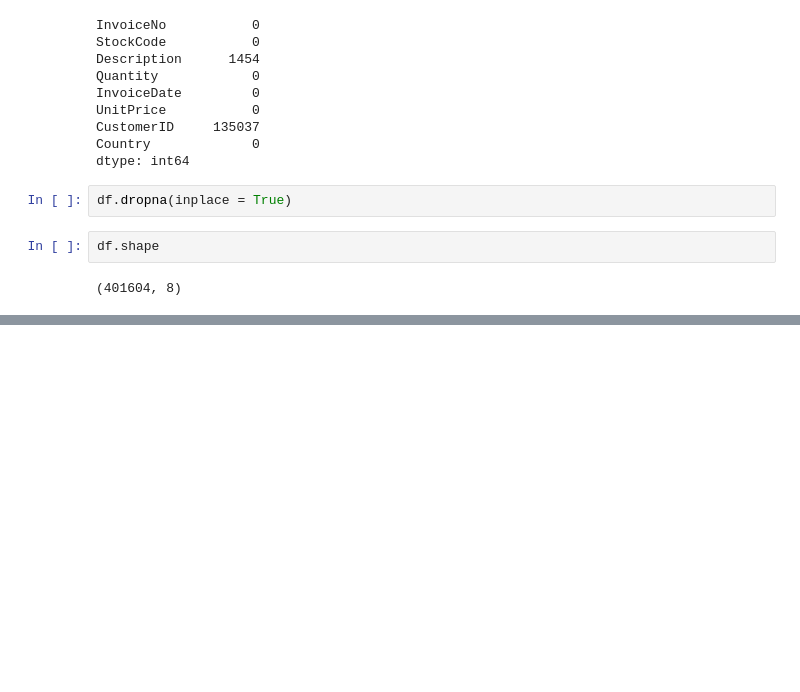
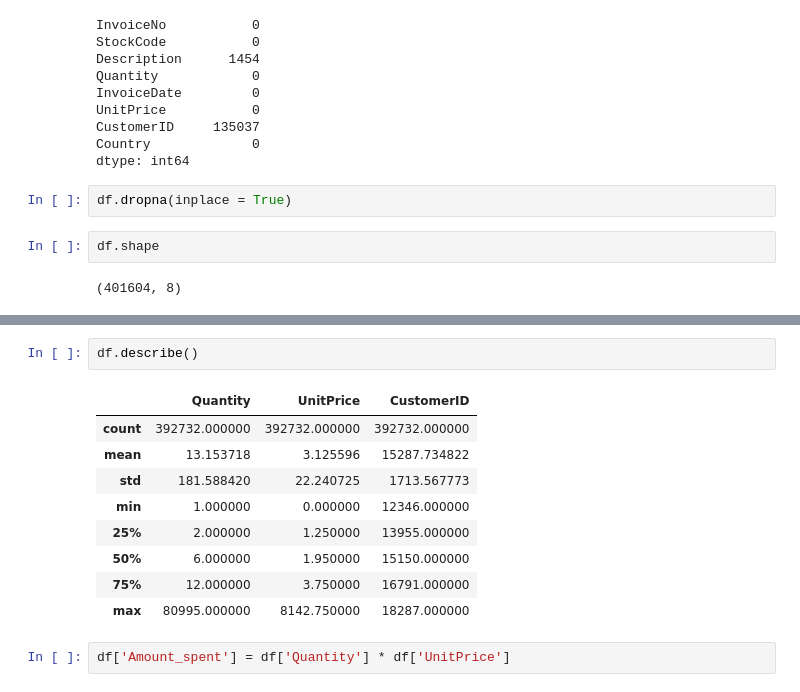
Before and after one commit to vivek16pawar/Customer-Segmentation, a Jupyter notebook: Online_Retail_Customer_Segmentation_Capstone_Project.ipynb, the cells around one changed output, grey strips where cells are left out. Saved outputs shown, nothing was run; the diff lists cells and outputs as text; blank space fills up the shorter version.

```diff
--- a/Online_Retail_Customer_Segmentation_Capstone_Project.ipynb
+++ b/Online_Retail_Customer_Segmentation_Capstone_Project.ipynb
@@ -102,0 +132,14 @@ df.shape
+# %%
+df.describe()
+# %% [output]
+|  | Quantity | UnitPrice | CustomerID |
+| count | 392732.000000 | 392732.000000 | 392732.000000 |
+| mean | 13.153718 | 3.125596 | 15287.734822 |
+| std | 181.588420 | 22.240725 | 1713.567773 |
+| min | 1.000000 | 0.000000 | 12346.000000 |
+| 25% | 2.000000 | 1.250000 | 13955.000000 |
+| 50% | 6.000000 | 1.950000 | 15150.000000 |
+| 75% | 12.000000 | 3.750000 | 16791.000000 |
+| max | 80995.000000 | 8142.750000 | 18287.000000 |
+# %%
+df['Amount_spent'] = df['Quantity'] * df['UnitPrice']
```
Also changed, not shown: parts of 15 cells of this notebook.
